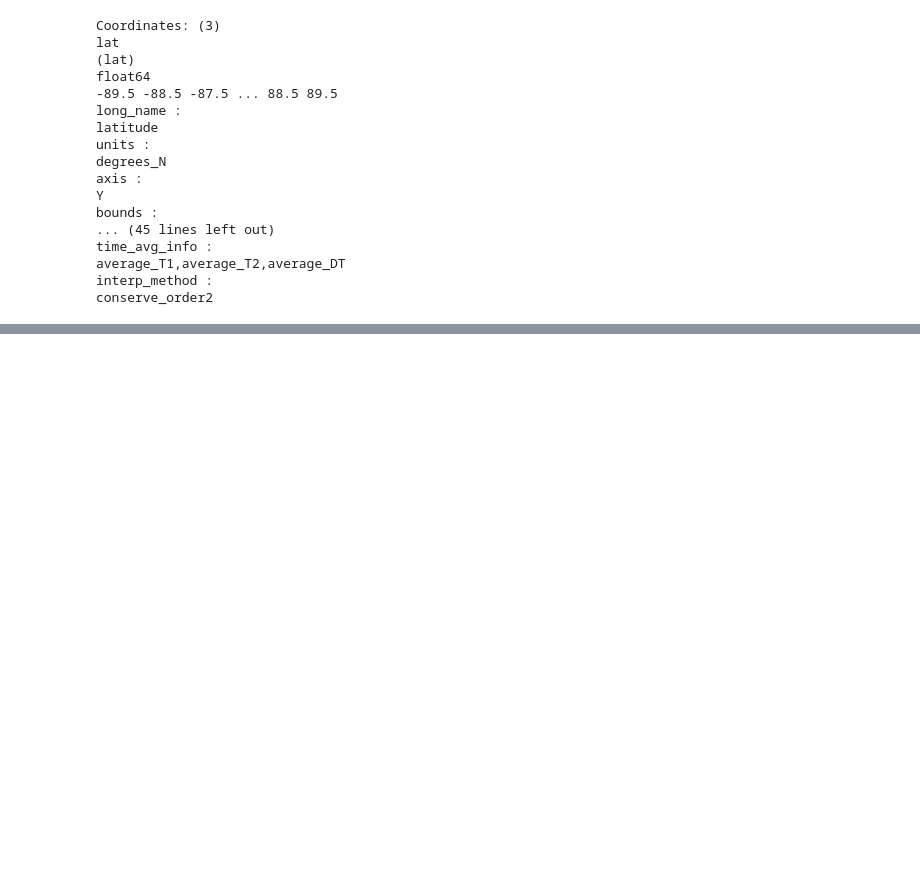
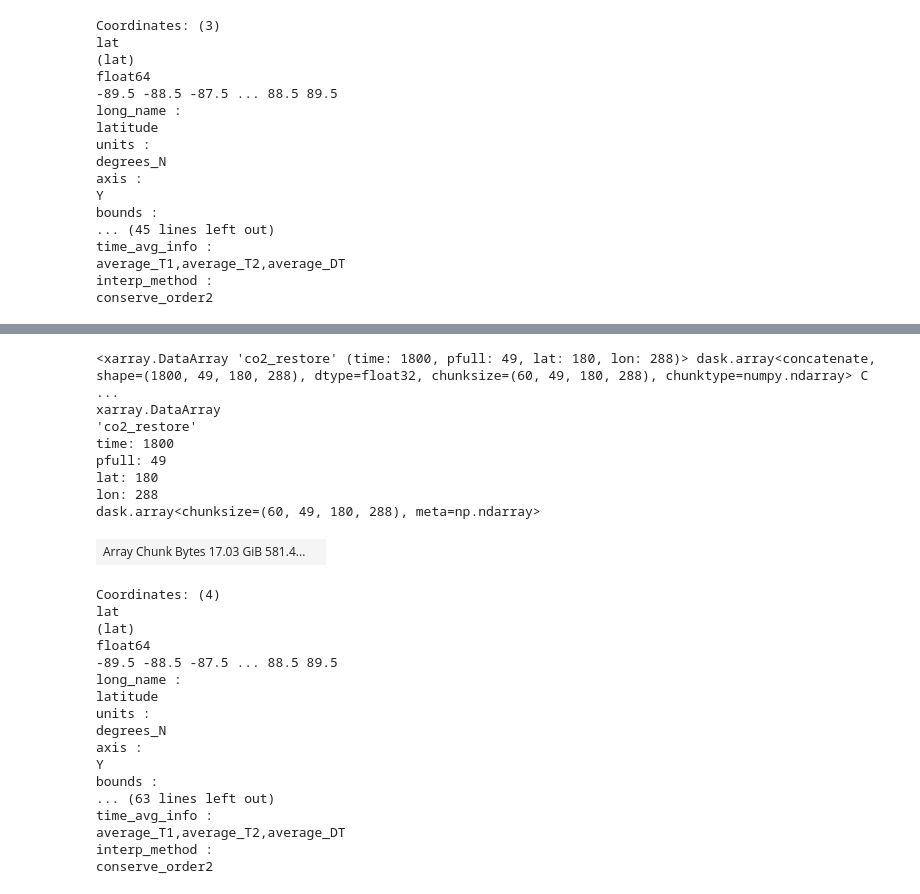
Before and after one commit to keturner8/TCRE-gfdl-esm4, a Jupyter notebook: tcre_initial.ipynb, the cells around one changed output, grey strips where cells are left out. Cells and saved outputs as stored; diff of their text form; code cells hidden in the pictures; blank space fills up the shorter version.

```diff
--- a/tcre_initial.ipynb
+++ b/tcre_initial.ipynb
@@ -216,6 +241,35 @@ ds4 = xr.open_mfdataset(
     f"{fpath}atmos_co2_level/{vpath}/atmos*co2_restore.nc", use_cftime=True
 )
 rs_column = ds4.co2_restore.sum(axis=1)
+# %%
+ds4.co2_restore
+# %% [output]
+<xarray.DataArray 'co2_restore' (time: 1800, pfull: 49, lat: 180, lon: 288)> dask.array<concatenate, shape=(1800, 49, 180, 288), dtype=float32, chunksize=(60, 49, 180, 288), chunktype=numpy.ndarray> C ...
+xarray.DataArray
+'co2_restore'
+time: 1800
+pfull: 49
+lat: 180
+lon: 288
+dask.array<chunksize=(60, 49, 180, 288), meta=np.ndarray>
+| Array Chunk Bytes 17.03 GiB 581.4... |  |
+Coordinates: (4)
+lat
+(lat)
+float64
+-89.5 -88.5 -87.5 ... 88.5 89.5
+long_name :
+latitude
+units :
+degrees_N
+axis :
+Y
+bounds :
+... (63 lines left out)
+time_avg_info :
+average_T1,average_T2,average_DT
+interp_method :
+conserve_order2
 # %%
 # convert restoring term into global restoring term by:
 # 1. integrating over time and space
```
Also changed, not shown: parts of 6 cells of this notebook.
